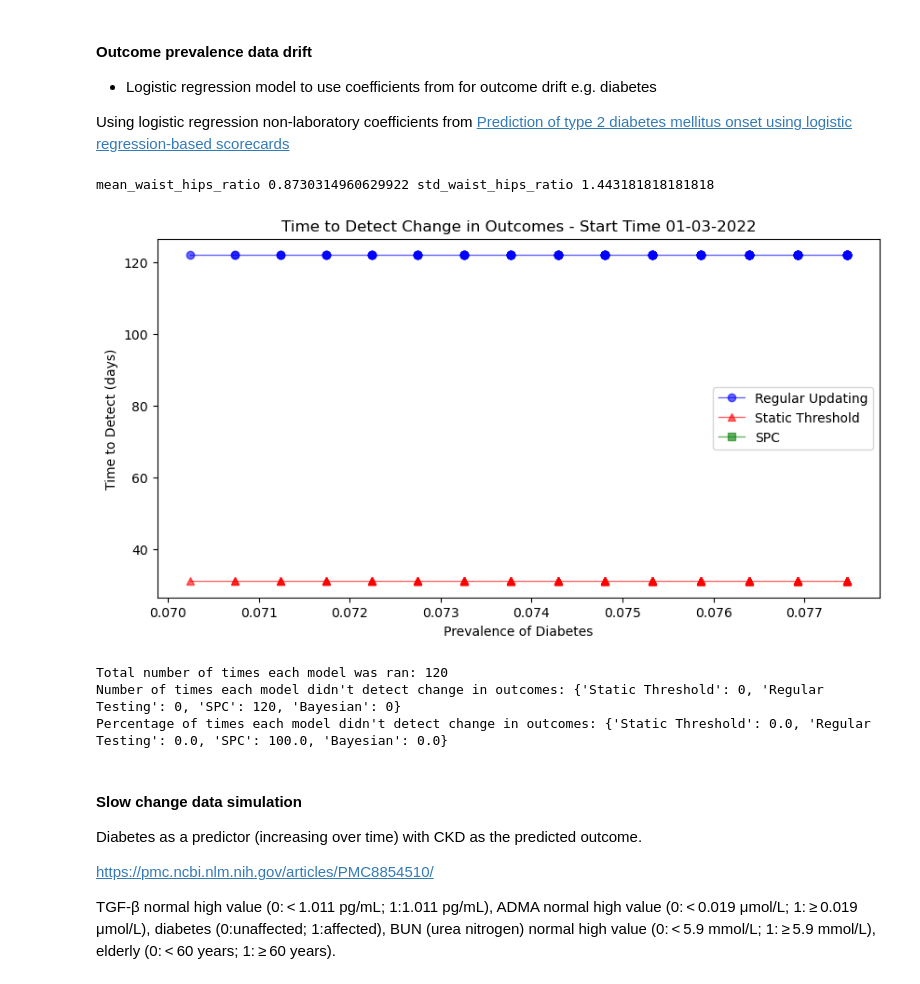
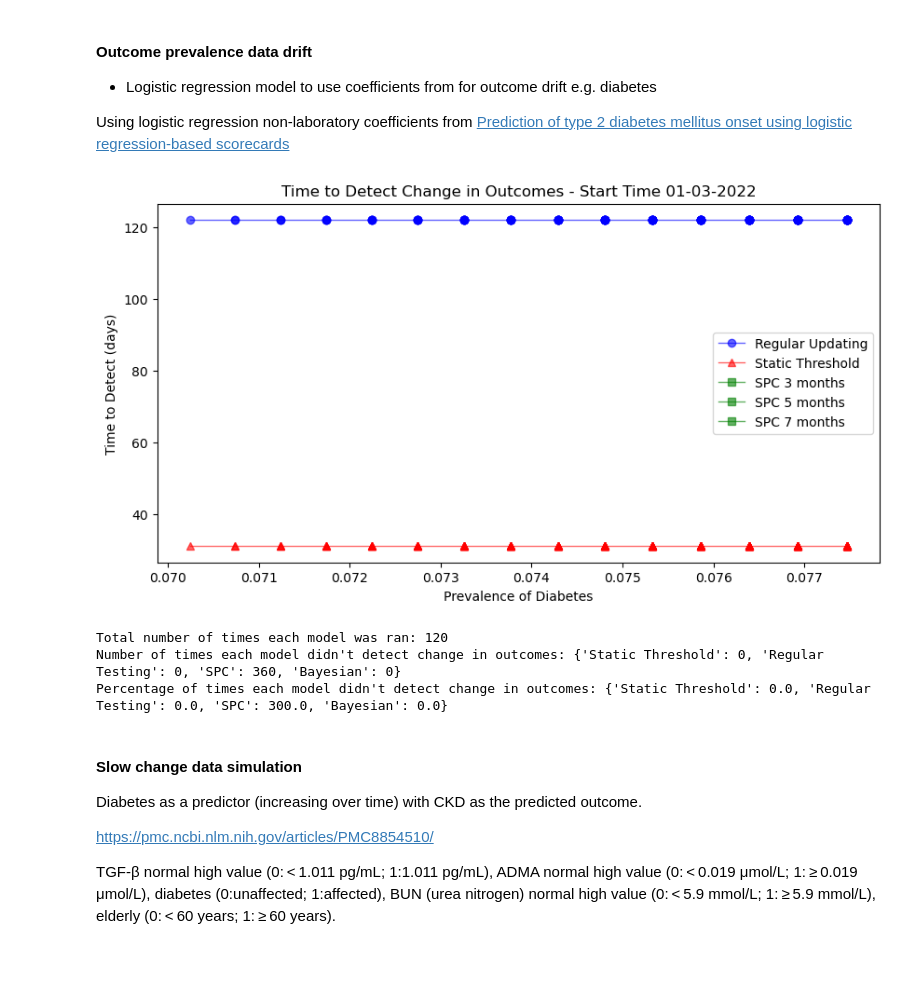
Before and after one commit to sdrelton/PREDICT, a Jupyter notebook: Comparison/detect_comparison.ipynb, the cells around one changed output. Cells and saved outputs as stored; diff of their text form; code cells hidden in the pictures.

```diff
--- a/Comparison/detect_comparison.ipynb
+++ b/Comparison/detect_comparison.ipynb
@@ -473,7 +484,9 @@ for startDateString in startDateStrings:
     dm_increases = []
     regular_ttd = []
     static_ttd = []
-    spc_ttd = []
+    spc_ttd3 = []
+    spc_ttd5 = []
+    spc_ttd7 = []
     bayesian_ttd = []
     for prev_increase in prev_increases:
         mydict = {
@@ -583,45 +596,56 @@ for startDateString in startDateStrings:
             model = RecalibratePredictions()
             model.trigger = SPCTrigger(model=model, input_data=df, numMonths=1, verbose=False)
             ttd = get_model_updated_log(df, model, start_times, i, "SPC")
-            spc_ttd.append(ttd)
+            spc_ttd3.append(ttd)
+
+            model.trigger = SPCTrigger(model=model, input_data=df, numMonths=1, verbose=False)
+            ttd = get_model_updated_log(df, model, start_times, i, "SPC")
+            spc_ttd5.append(ttd)
+
+            model.trigger = SPCTrigger(model=model, input_data=df, numMonths=1, verbose=False)
+            ttd = get_model_updated_log(df, model, start_times, i, "SPC")
+            spc_ttd7.append(ttd)
 
             ############################ Bayesian ############################
             # model = BayesianModel(input_data=df, priors={"Intercept": (None), "age": (None), "sex": (None), "comorbidity": (None), "ldh_high": (None)}, cores=1, verbose=False, draws=100, chains=2)
             # model.trigger = BayesianRefitTrigger(model=model, input_data=df, refitFrequency=1)
             # ttd = get_model_updated_log(df, model, start_times, i, "Bayesian")
             # bayesian_ttd.append(ttd)
 
 
 
     # plot the time to detect for all models
     plt.figure(figsize=(10, 5))
     plt.title(f"Time to Detect Change in Outcomes - Start Time {startDateString}")
     regular_ttd_df = pd.DataFrame({"dm_increases": dm_increases, "regular_ttd": regular_ttd}).dropna(inplace=False)
     plt.plot("dm_increases", "regular_ttd", color='blue', label='Regular Updating', marker='o', alpha=0.6, linewidth=1, data=regular_ttd_df)
     static_ttd_df = pd.DataFrame({"dm_increases": dm_increases, "static_ttd": static_ttd}).dropna(inplace=False)
     plt.plot("dm_increases", "static_ttd", color='red', label='Static Threshold', marker='^', alpha=0.6, linewidth=1, data=static_ttd_df)
-    spc_ttd_df = pd.DataFrame({"dm_increases": dm_increases, "spc_ttd": spc_ttd}).dropna(inplace=False)
 
-    plt.plot("dm_increases", "spc_ttd", color='green', label='SPC', marker='s', alpha=0.6, linewidth=1, data=spc_ttd_df)
+    spc_ttd3_df = pd.DataFrame({"dm_increases": dm_increases, "spc_ttd3": spc_ttd3}).dropna(inplace=False)
+    plt.plot("dm_increases", "spc_ttd3", color='green', label='SPC 3 months', marker='s', alpha=0.6, linewidth=1, data=spc_ttd3_df)
+    spc_ttd5_df = pd.DataFrame({"dm_increases": dm_increases, "spc_ttd5": spc_ttd5}).dropna(inplace=False)
+    plt.plot("dm_increases", "spc_ttd5", color='green', label='SPC 5 months', marker='s', alpha=0.6, linewidth=1, data=spc_ttd5_df)
+    spc_ttd7_df = pd.DataFrame({"dm_increases": dm_increases, "spc_ttd7": spc_ttd7}).dropna(inplace=False)
+    plt.plot("dm_increases", "spc_ttd7", color='green', label='SPC 7 months', marker='s', alpha=0.6, linewidth=1, data=spc_ttd7_df)
     # bayesian_ttd_df = pd.DataFrame({"dm_increases": dm_increases, "bayesian_ttd": bayesian_ttd}).dropna(inplace=False)
     # plt.plot("dm_increases", "bayesian_ttd", color='purple', label='Bayesian', marker='x', alpha=0.6, linewidth=1, data=bayesian_ttd_df)
     plt.xlabel("Prevalence of Diabetes")
     plt.ylabel("Time to Detect (days)")
     plt.legend()
     plt.show()
 
 
 # Print the number of undetected models
 print(f"Total number of times each model was ran: {total_runs}")
 percentages = {key: (value / total_runs * 100) if total_runs > 0 else 0 for key, value in undetected.items()}
 print("Number of times each model didn't detect change in outcomes:", undetected)
 print("Percentage of times each model didn't detect change in outcomes:", percentages)
 # %% [output]
+[figure, new version]
-mean_waist_hips_ratio 0.8730314960629922 std_waist_hips_ratio 1.443181818181818
+Total number of times each model was ran: 120
+Number of times each model didn't detect change in outcomes: {'Static Threshold': 0, 'Regular Testing': 0, 'SPC': 360, 'Bayesian': 0}
+Percentage of times each model didn't detect change in outcomes: {'Static Threshold': 0.0, 'Regular Testing': 0.0, 'SPC': 300.0, 'Bayesian': 0.0}
-[figure, old version]
-Total number of times each model was ran: 120
-Number of times each model didn't detect change in outcomes: {'Static Threshold': 0, 'Regular Testing': 0, 'SPC': 120, 'Bayesian': 0}
-Percentage of times each model didn't detect change in outcomes: {'Static Threshold': 0.0, 'Regular Testing': 0.0, 'SPC': 100.0, 'Bayesian': 0.0}
 # %% [markdown]
 #### Slow change data simulation
 
```
Also changed, not shown: parts of 4 cells of this notebook.
